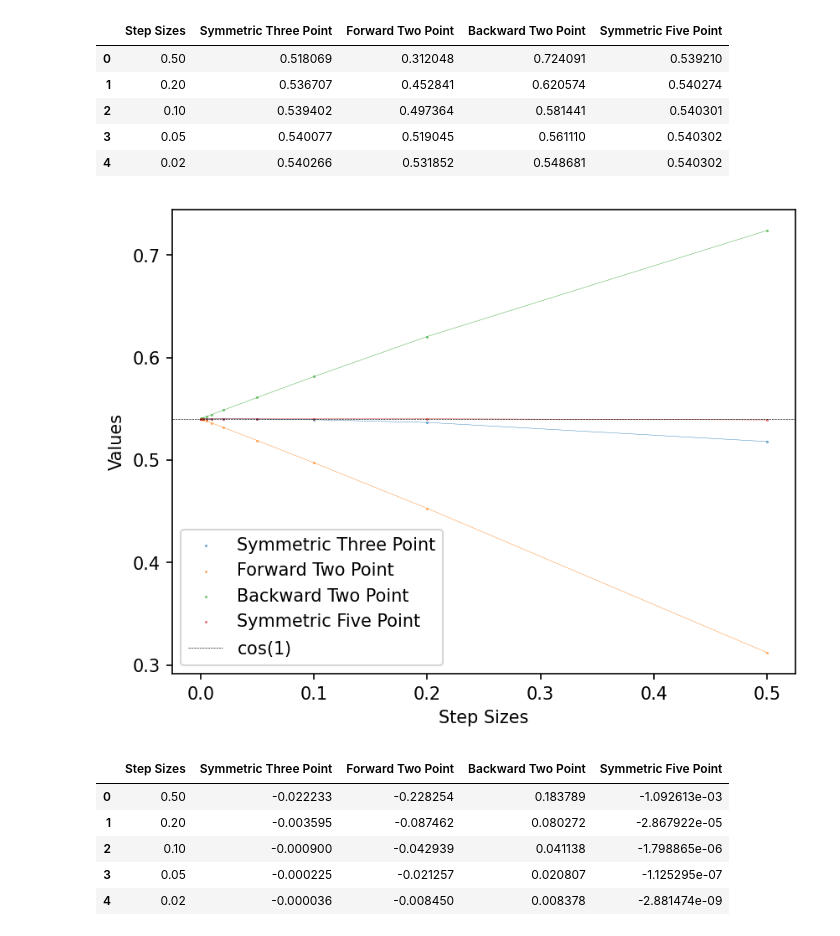
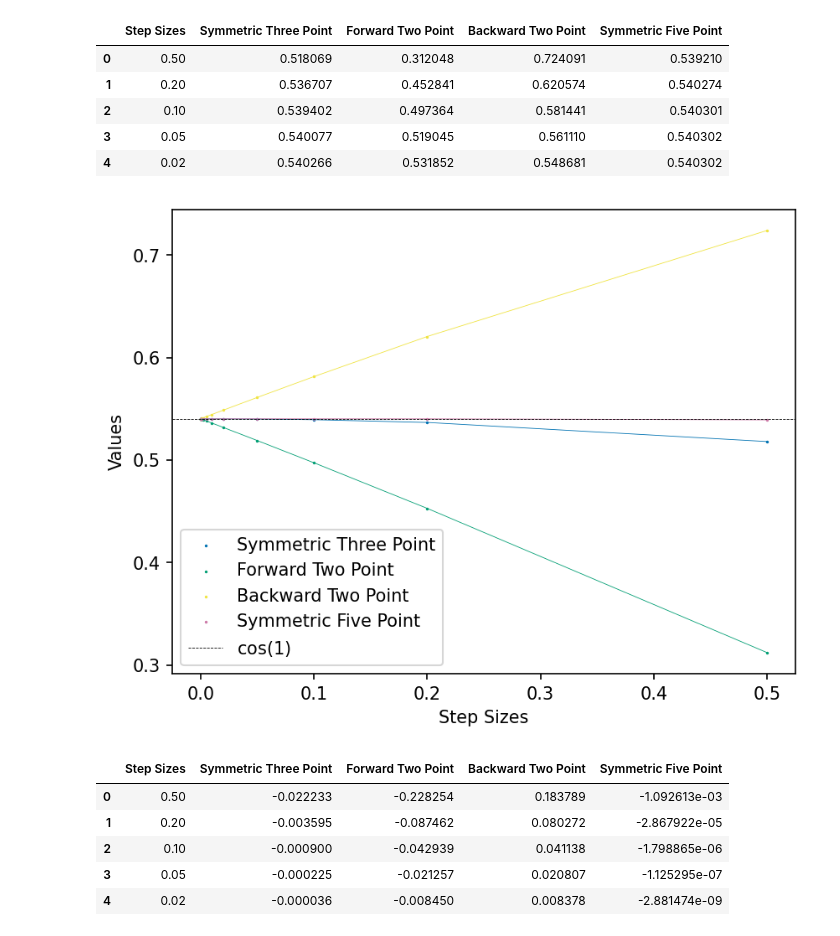
Before and after one commit to orionlee3/RandomNumMethods, a Jupyter notebook: Quantum1NumMethods.ipynb, the cells around one changed output. Cells and saved outputs as stored; diff of their text form; code cells hidden in the pictures.

```diff
--- a/Quantum1NumMethods.ipynb
+++ b/Quantum1NumMethods.ipynb
@@ -3,6 +3,10 @@ import numpy as np
 import scipy as sp
 from matplotlib import pyplot as plt
 import pandas as pd
+from matplotlib.colors import ListedColormap
+
+custom_colors = ["#D55E00", "#0072B2", "#009E73", "#F0E442", "#CC79A7", "#56B4E9", "#E69F00"]
+colormap = ListedColormap(custom_colors, name="custom")
 # %%
 #### Problem 1 ####
 
@@ -90,20 +94,21 @@ problem1df.head()
 | 4 | 0.02 | 0.540266 | 0.531852 | 0.548681 | 0.540302 |
 # %%
 plt.figure(dpi=150)
-for i in problem1df:
+for n, i in enumerate(problem1df):
+    color = colormap(n)
     if "Step Sizes" == i:
         pass
     else:
-        plt.scatter(problem1df["Step Sizes"], problem1df[f"{i}"], label=f"{i}", s=0.1)
-        plt.plot(problem1df["Step Sizes"], problem1df[f"{i}"], lw=0.2)
-plt.axhline(np.cos(1), ls="dashed", c="black", label=r"$\cos(1)$", lw=0.3)
+        plt.scatter(problem1df["Step Sizes"], problem1df[f"{i}"], label=f"{i}", s=0.4, color = color)
+        plt.plot(problem1df["Step Sizes"], problem1df[f"{i}"], lw=0.4, color = color)
+plt.axhline(np.cos(1), ls="dashed", c="black", label=r"$\cos(1)$", lw=0.4)
 plt.legend()
 plt.xlabel("Step Sizes")
 plt.ylabel("Values")
 # plt.savefig("Num_Methods/problem1.png")
 plt.show()
 # %% [output]
-[figure, old version]
+[figure, new version]
 # %%
 true_value = np.cos(1)
 
```
Also changed, not shown: parts of 6 cells of this notebook.
